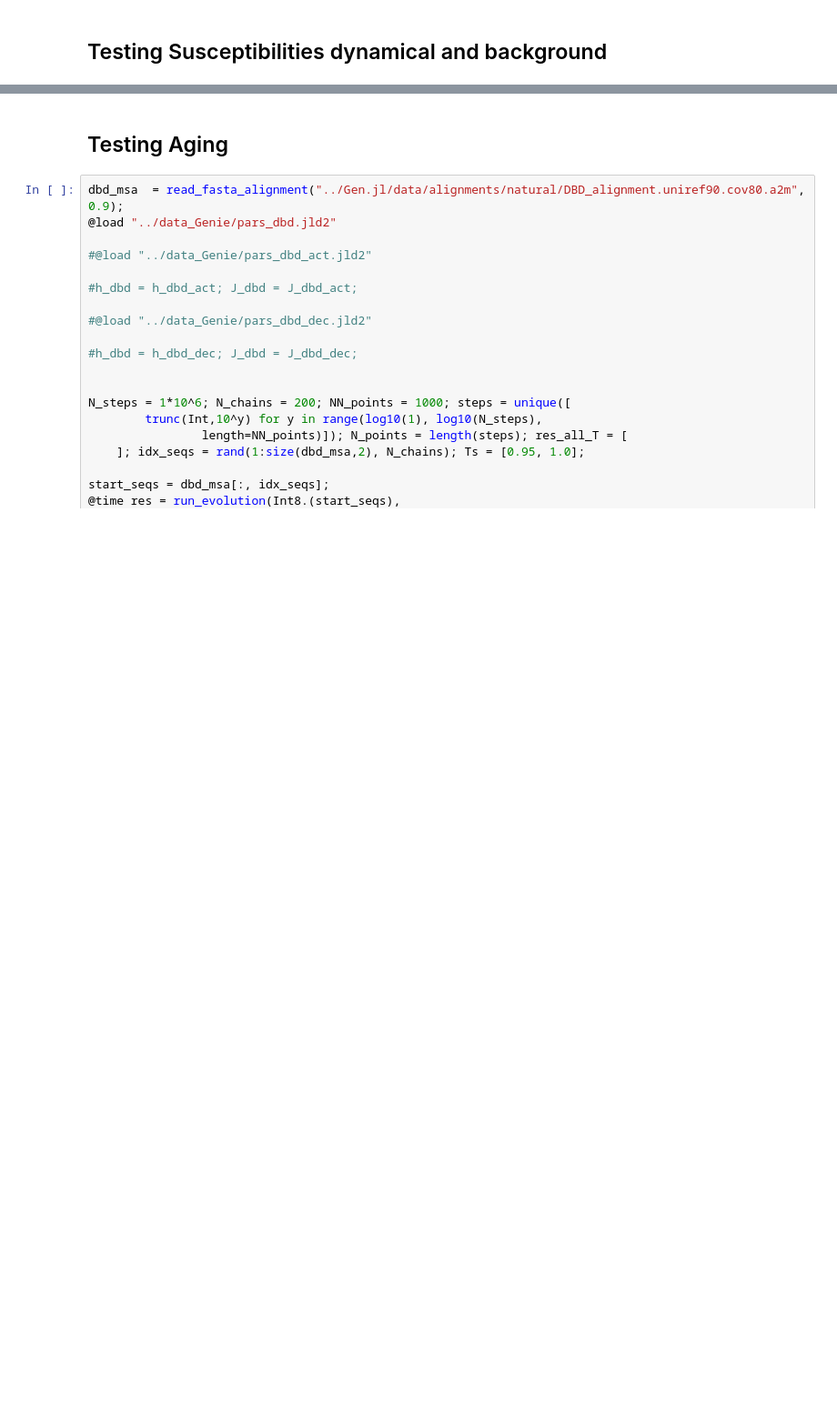
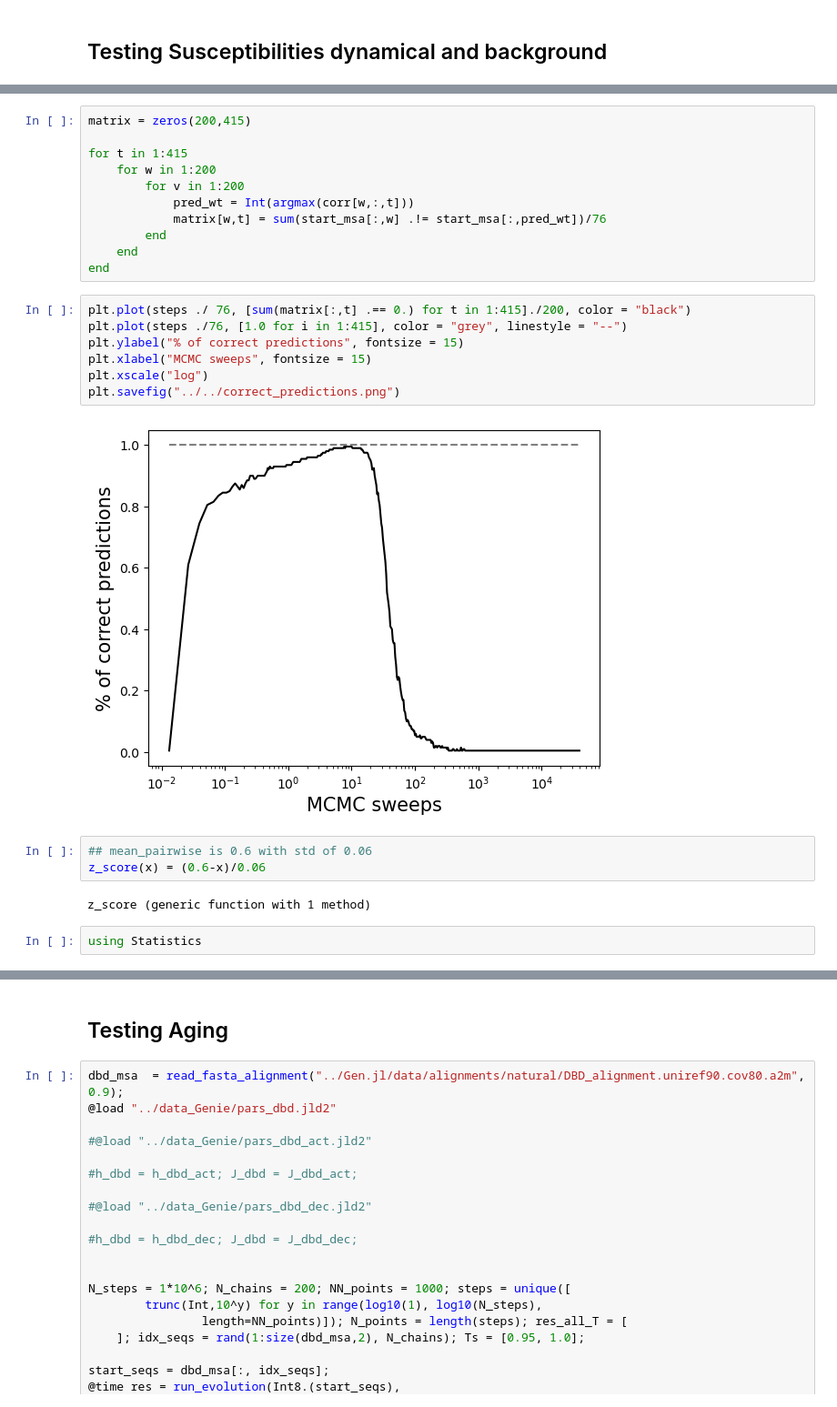
Before and after one commit to leonardodibari/Genie.jl, a Jupyter notebook: notebooks/suscept.ipynb, the cells around one changed output, grey strips where cells are left out. Shown: that part at 91% size. Drawn from its saved outputs; the diff is of its cells as text; blank space fills up the shorter version.

```diff
--- a/notebooks/suscept.ipynb
+++ b/notebooks/suscept.ipynb
@@ -111,0 +938,27 @@ sum(abs2, chi_tot - chi_dyn - chi_back)
+# %%
+matrix = zeros(200,415)
+
+for t in 1:415
+    for w in 1:200
+        for v in 1:200
+            pred_wt = Int(argmax(corr[w,:,t]))
+            matrix[w,t] = sum(start_msa[:,w] .!= start_msa[:,pred_wt])/76
+        end
+    end
+end
+# %%
+plt.plot(steps ./ 76, [sum(matrix[:,t] .== 0.) for t in 1:415]./200, color = "black")
+plt.plot(steps ./76, [1.0 for i in 1:415], color = "grey", linestyle = "--")
+plt.ylabel("% of correct predictions", fontsize = 15)
+plt.xlabel("MCMC sweeps", fontsize = 15)
+plt.xscale("log")
+plt.savefig("../../correct_predictions.png")
+# %% [output]
+[figure, added]
+# %%
+## mean_pairwise is 0.6 with std of 0.06
+z_score(x) = (0.6-x)/0.06
+# %% [output]
+z_score (generic function with 1 method)
+# %%
+using Statistics
```
Also changed, not shown: parts of 26 cells of this notebook, 26 other files.
